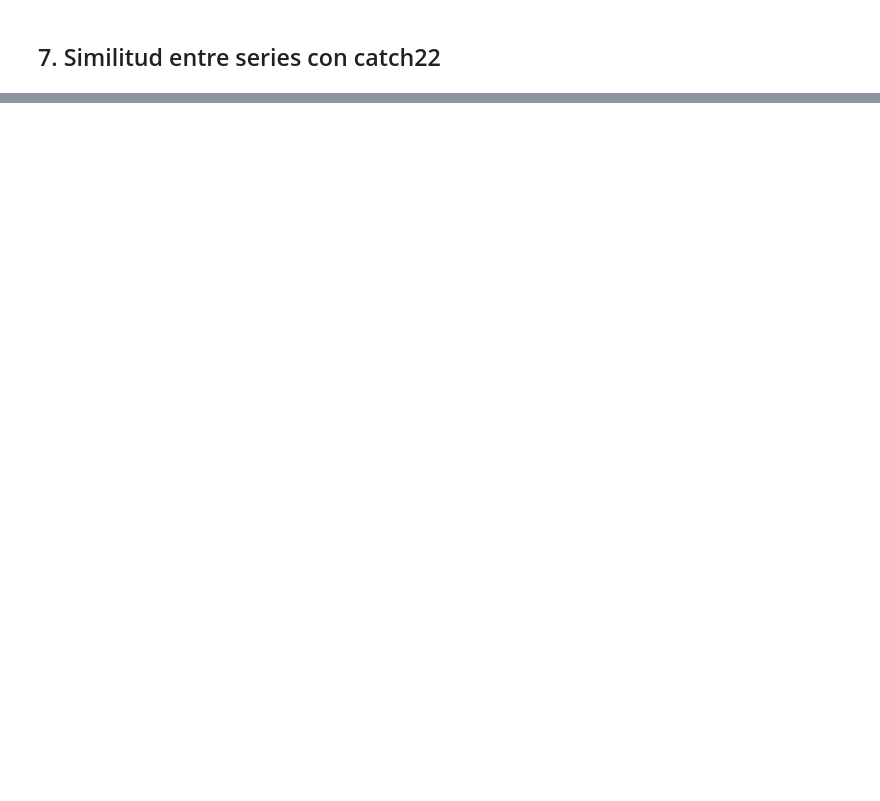
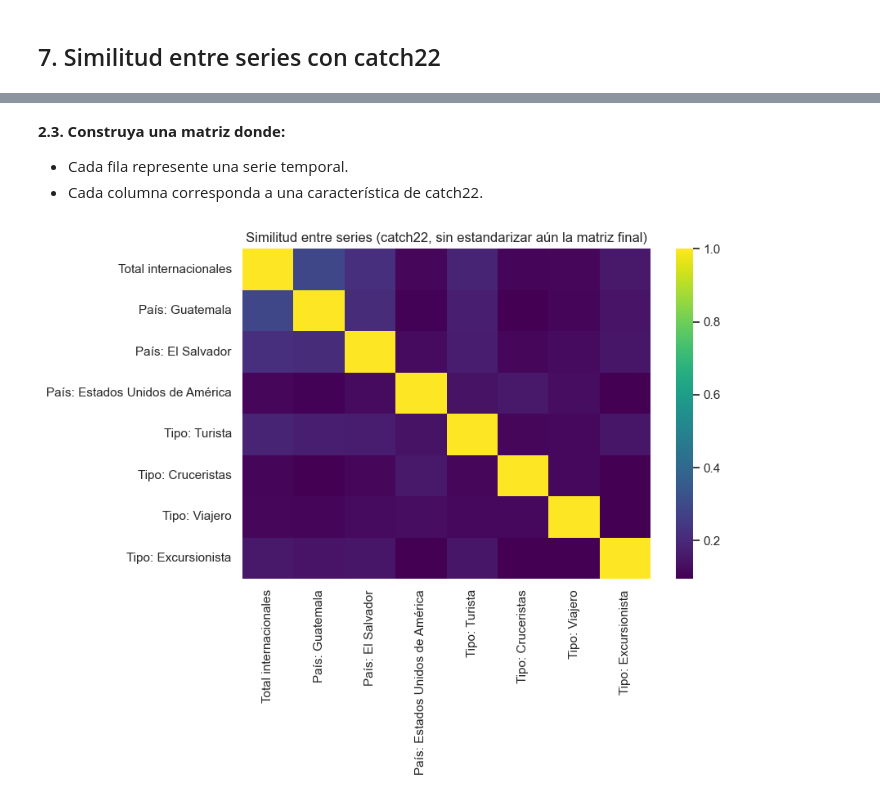
Before and after one commit to PeDro0210AVI/lab-1_time_series, a Jupyter notebook: notebooks/LSTM.ipynb, the cells around one changed output, grey strips where cells are left out. Cells and saved outputs as stored; diff of their text form; code cells hidden in the pictures; blank space fills up the shorter version.

```diff
--- a/notebooks/LSTM.ipynb
+++ b/notebooks/LSTM.ipynb
@@ -951,0 +583,19 @@ o ¿Los agrupamientos encontrados son consistentes con lo observado en:
+# %%
+import pycatch22
+
+def catch22_features(series_dict):
+    feat_rows = {}
+    feat_names = None
+    for name, s in series_dict.items():
+        vals = s.values.astype(float).tolist()
+        res = pycatch22.catch22_all(vals)
+        if feat_names is None:
+            feat_names = res["names"]
+        feat_rows[name] = res["values"]
+    return pd.DataFrame(feat_rows, index=feat_names).T
+
+
+# Se usan las 8 series construidas SOLO con el período de entrenamiento (SERIES_TRAIN),
+# igual que el Laboratorio 1 usó únicamente `df_train` para construir sus series.
+feat_df = catch22_features(SERIES_TRAIN)
+feat_df.head(8)
@@ -951,0 +613,20 @@ o ¿Los agrupamientos encontrados son consistentes con lo observado en:
+# %% [markdown]
+**2.3. Construya una matriz donde:**
+- Cada fila represente una serie temporal.
+- Cada columna corresponda a una característica de catch22.
+# %%
+from scipy.spatial.distance import pdist
+
+feat_scaled_raw = StandardScaler().fit_transform(feat_df.values)
+dist_matrix_raw = squareform(pdist(feat_scaled_raw, metric="euclidean"))
+dist_df_raw = pd.DataFrame(dist_matrix_raw, index=feat_df.index, columns=feat_df.index)
+
+sim_df = 1 / (1 + dist_df_raw)
+
+plt.figure(figsize=(9, 7))
+sns.heatmap(sim_df, cmap="viridis", annot=False)
+plt.title("Similitud entre series (catch22, sin estandarizar aún la matriz final)")
+plt.tight_layout()
+plt.show()
+# %% [output]
+[figure, added]
```
Also changed, not shown: parts of 78 cells of this notebook, 1 other file.
